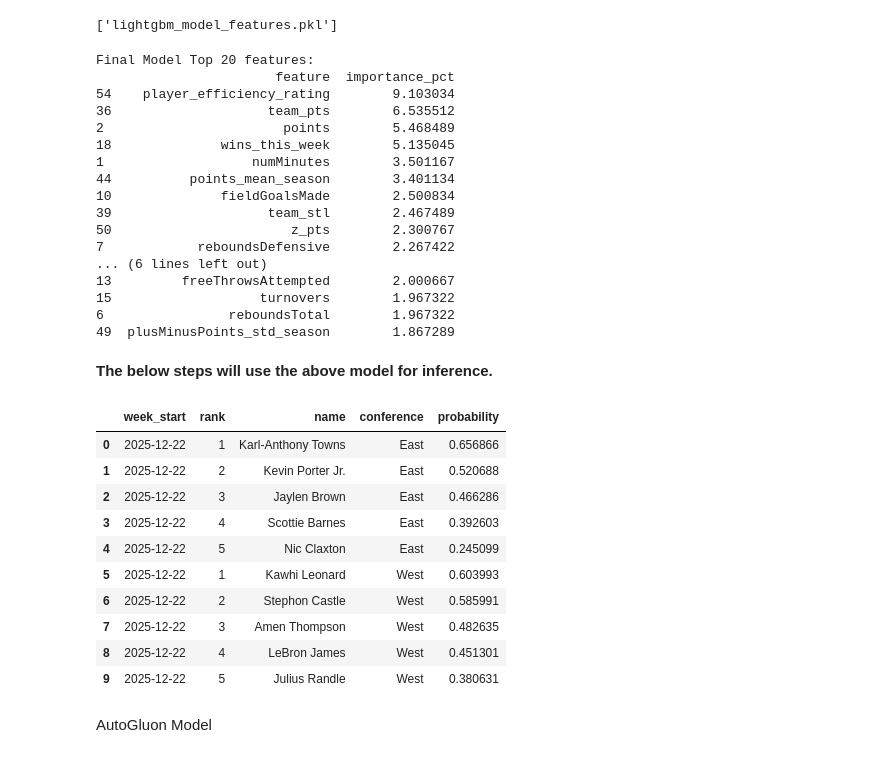
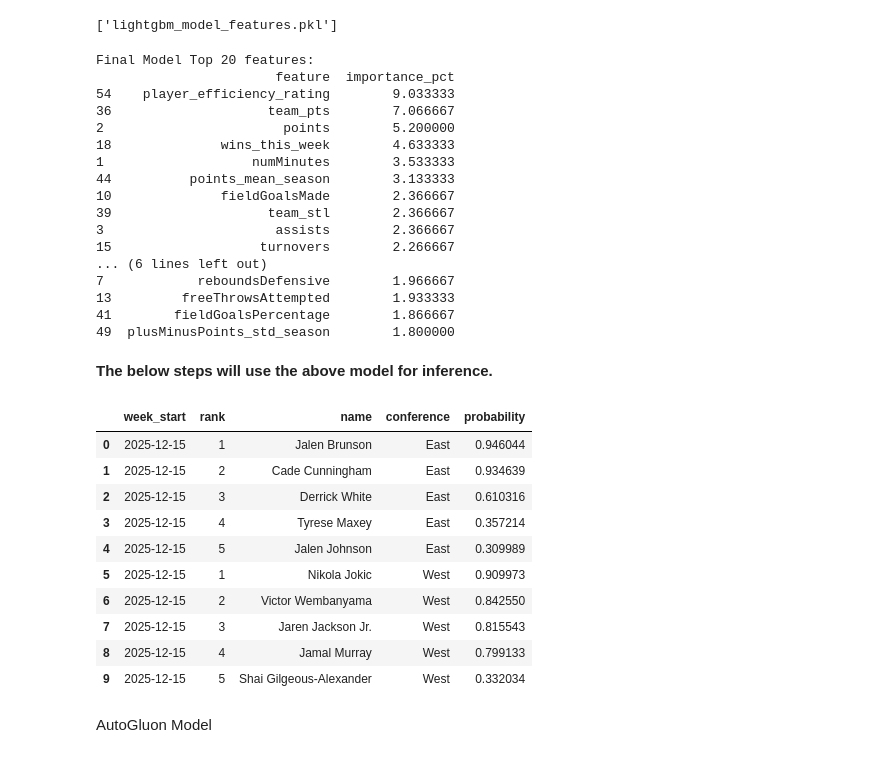
Before and after one commit to dejiandrew/nba-award-predictor, a Jupyter notebook: lightgbm_model.ipynb, the cells around one changed output. Drawn from its saved outputs; the diff is of its cells as text; code cells hidden in the pictures.

```diff
--- a/lightgbm_model.ipynb
+++ b/lightgbm_model.ipynb
@@ -277,8 +278,8 @@ Name: player_efficiency_rating, dtype: float64
 # %%
 # Only train on 2021+ seasons to account for modern scoring patterns.
 #features_overall_weekly_df = features_overall_weekly_df[features_overall_weekly_df['season'] >= 2021]
-#features_overall_weekly_df = features_overall_weekly_df[features_overall_weekly_df['week_start'] != '2025-12-22']
-# features_overall_weekly_df = features_overall_weekly_df[features_overall_weekly_df['week_start'] != '2025-12-15']
+features_overall_weekly_df = features_overall_weekly_df[features_overall_weekly_df['week_start'] != '2025-12-22']
+features_overall_weekly_df = features_overall_weekly_df[features_overall_weekly_df['week_start'] != '2025-12-15']
 # features_overall_weekly_df = features_overall_weekly_df[features_overall_weekly_df['week_start'] != '2025-12-08']
 # features_overall_weekly_df = features_overall_weekly_df[features_overall_weekly_df['week_start'] != '2025-12-01']
 # features_overall_weekly_df = features_overall_weekly_df[features_overall_weekly_df['week_start'] != '2025-11-24']
@@ -553,21 +554,21 @@ print(final_feature_importance.head(20)[['feature','importance_pct']])
 # %% [output]
 Final Model Top 20 features:
                        feature  importance_pct
-54    player_efficiency_rating        9.103034
-36                    team_pts        6.535512
-2                       points        5.468489
-18              wins_this_week        5.135045
-1                   numMinutes        3.501167
-44          points_mean_season        3.401134
-10              fieldGoalsMade        2.500834
-39                    team_stl        2.467489
-50                       z_pts        2.300767
-7            reboundsDefensive        2.267422
+54    player_efficiency_rating        9.033333
+36                    team_pts        7.066667
+2                       points        5.200000
+18              wins_this_week        4.633333
+1                   numMinutes        3.533333
+44          points_mean_season        3.133333
+10              fieldGoalsMade        2.366667
+39                    team_stl        2.366667
+3                      assists        2.366667
+15                   turnovers        2.266667
 ... (6 lines left out)
-13         freeThrowsAttempted        2.000667
-15                   turnovers        1.967322
-6                reboundsTotal        1.967322
-49  plusMinusPoints_std_season        1.867289
+7            reboundsDefensive        1.966667
+13         freeThrowsAttempted        1.933333
+41        fieldGoalsPercentage        1.866667
+49  plusMinusPoints_std_season        1.800000
 # %% [markdown]
 **The below steps will use the above model for inference.**
 # %%
@@ -750,44 +751,44 @@ def get_potw_predictions(week_start: str):
 
   # Now partition by season, week, and conference and return top 5 for each conference
   results
   query = f"""
   WITH CTE AS (SELECT *,
   RANK() OVER(PARTITION BY season, week, conference ORDER BY probability DESC) AS rank
   FROM results
   )
 
   ,CTE2 AS (
   SELECT * FROM CTE WHERE conference = 'East' AND rank <= 5
   UNION ALL
   SELECT * FROM CTE WHERE conference = 'West' AND rank <= 5
 
   )
   SELECT
   '{week_start}' AS week_start
   ,rank
   ,full_name as name
   ,conference
   ,probability
   FROM CTE2
   """
 
   top_five_per_conference = duckdb.query(query).df()
 
   return top_five_per_conference
 
-get_potw_predictions('2025-12-22')
+get_potw_predictions('2025-12-15')
 # %% [output]
 |  | week_start | rank | name | conference | probability |
-| 0 | 2025-12-22 | 1 | Karl-Anthony Towns | East | 0.656866 |
-| 1 | 2025-12-22 | 2 | Kevin Porter Jr. | East | 0.520688 |
-| 2 | 2025-12-22 | 3 | Jaylen Brown | East | 0.466286 |
-| 3 | 2025-12-22 | 4 | Scottie Barnes | East | 0.392603 |
-| 4 | 2025-12-22 | 5 | Nic Claxton | East | 0.245099 |
-| 5 | 2025-12-22 | 1 | Kawhi Leonard | West | 0.603993 |
-| 6 | 2025-12-22 | 2 | Stephon Castle | West | 0.585991 |
-| 7 | 2025-12-22 | 3 | Amen Thompson | West | 0.482635 |
-| 8 | 2025-12-22 | 4 | LeBron James | West | 0.451301 |
-| 9 | 2025-12-22 | 5 | Julius Randle | West | 0.380631 |
+| 0 | 2025-12-15 | 1 | Jalen Brunson | East | 0.946044 |
+| 1 | 2025-12-15 | 2 | Cade Cunningham | East | 0.934639 |
+| 2 | 2025-12-15 | 3 | Derrick White | East | 0.610316 |
+| 3 | 2025-12-15 | 4 | Tyrese Maxey | East | 0.357214 |
+| 4 | 2025-12-15 | 5 | Jalen Johnson | East | 0.309989 |
+| 5 | 2025-12-15 | 1 | Nikola Jokic | West | 0.909973 |
+| 6 | 2025-12-15 | 2 | Victor Wembanyama | West | 0.842550 |
+| 7 | 2025-12-15 | 3 | Jaren Jackson Jr. | West | 0.815543 |
+| 8 | 2025-12-15 | 4 | Jamal Murray | West | 0.799133 |
+| 9 | 2025-12-15 | 5 | Shai Gilgeous-Alexander | West | 0.332034 |
 # %% [markdown]
 AutoGluon Model
 # %%
```
Also changed, not shown: parts of 43 cells of this notebook.
